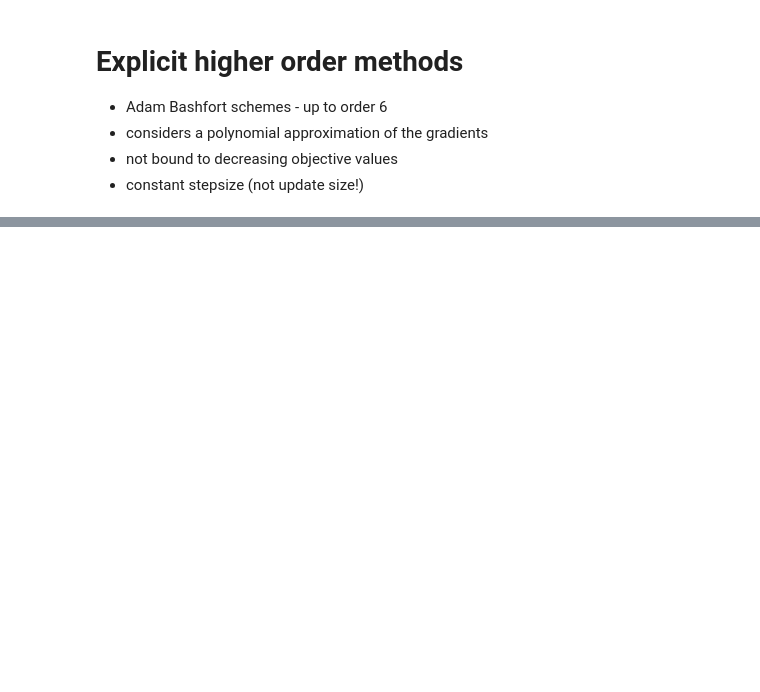
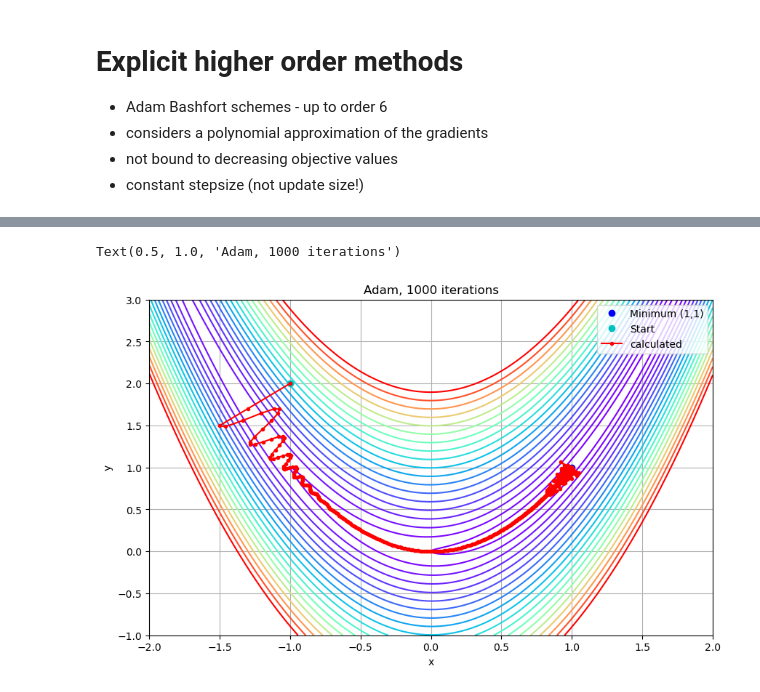
Before and after one commit to matthias-p-nowak/rosenbrock, a Jupyter notebook: rb-trial2.ipynb, the cells around one changed output, grey strips where cells are left out. Saved outputs shown, nothing was run; the diff lists cells and outputs as text; code cells hidden in the pictures; blank space fills up the shorter version.

```diff
--- a/rb-trial2.ipynb
+++ b/rb-trial2.ipynb
@@ -146,10 +164,13 @@ import adamtest
 # %%
 prepPlot()
 a = adamtest.Adam(rosenbrock, grad_rosenbrock, x0.copy(), 0.3, 0.9, 0.99, 1e-8)
-obs, path, vh, mh = a.iterate(1000)
+obs, path, vh, mh = a.iterate(100)
 plt.plot(path[:, 0], path[:, 1], "r.-", label="calculated")
 plt.legend()
 plt.title("Adam, 1000 iterations")
+# %% [output]
+Text(0.5, 1.0, 'Adam, 1000 iterations')
+[figure, added]
 # %%
 plt.semilogy(obs[:, 0], "r.-", label="objective")
 plt.legend()
```
Also changed, not shown: parts of 9 cells of this notebook.
